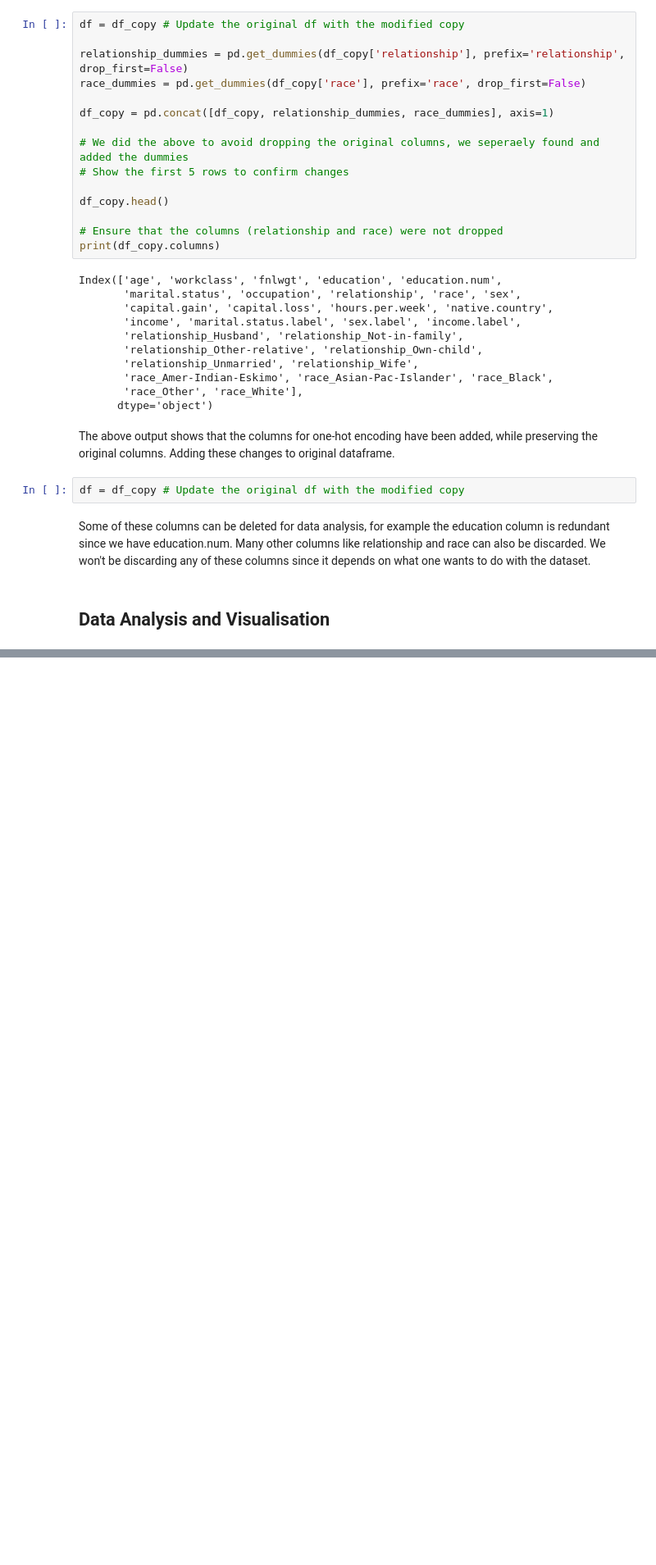
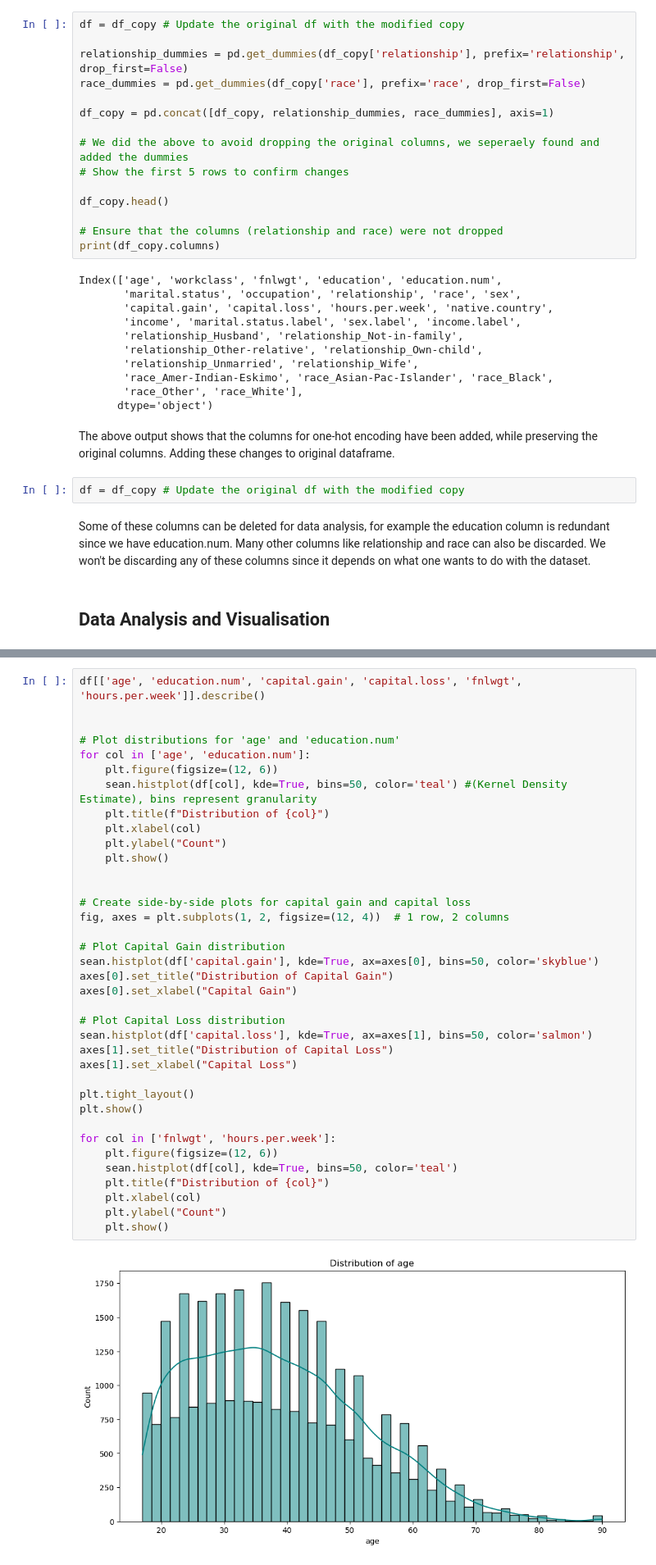
Before and after one commit to Awesome-AI-ML-DELTA25/DataCleaning, a Jupyter notebook: data_cleaning.ipynb, the cells around one changed output, grey strips where cells are left out. Shown at 82% size. Saved outputs shown, nothing was run; the diff lists cells and outputs as text; blank space fills up the shorter version.

Commit message:
Numerical plots
Analysed numerical data such as hour.per.week, age, education.num etc and plotted various graphs

```diff
--- a/data_cleaning.ipynb
+++ b/data_cleaning.ipynb
@@ -711,0 +722,39 @@ Some of these columns can be deleted for data analysis, for example the educatio
+# %%
+df[['age', 'education.num', 'capital.gain', 'capital.loss', 'fnlwgt', 'hours.per.week']].describe()
+
+
+# Plot distributions for 'age' and 'education.num'
+for col in ['age', 'education.num']:
+    plt.figure(figsize=(12, 6))
+    sean.histplot(df[col], kde=True, bins=50, color='teal') #(Kernel Density Estimate), bins represent granularity
+    plt.title(f"Distribution of {col}")
+    plt.xlabel(col)
+    plt.ylabel("Count")
+    plt.show()
+
+
+# Create side-by-side plots for capital gain and capital loss
+fig, axes = plt.subplots(1, 2, figsize=(12, 4))  # 1 row, 2 columns
+
+# Plot Capital Gain distribution
+sean.histplot(df['capital.gain'], kde=True, ax=axes[0], bins=50, color='skyblue')
+axes[0].set_title("Distribution of Capital Gain")
+axes[0].set_xlabel("Capital Gain")
+
+# Plot Capital Loss distribution
+sean.histplot(df['capital.loss'], kde=True, ax=axes[1], bins=50, color='salmon')
+axes[1].set_title("Distribution of Capital Loss")
+axes[1].set_xlabel("Capital Loss")
+
+plt.tight_layout()
+plt.show()
+
+for col in ['fnlwgt', 'hours.per.week']:
+    plt.figure(figsize=(12, 6))
+    sean.histplot(df[col], kde=True, bins=50, color='teal')
+    plt.title(f"Distribution of {col}")
+    plt.xlabel(col)
+    plt.ylabel("Count")
+    plt.show()
+# %% [output]
+[figure, added]
```
Also changed, not shown: parts of 12 cells of this notebook.
